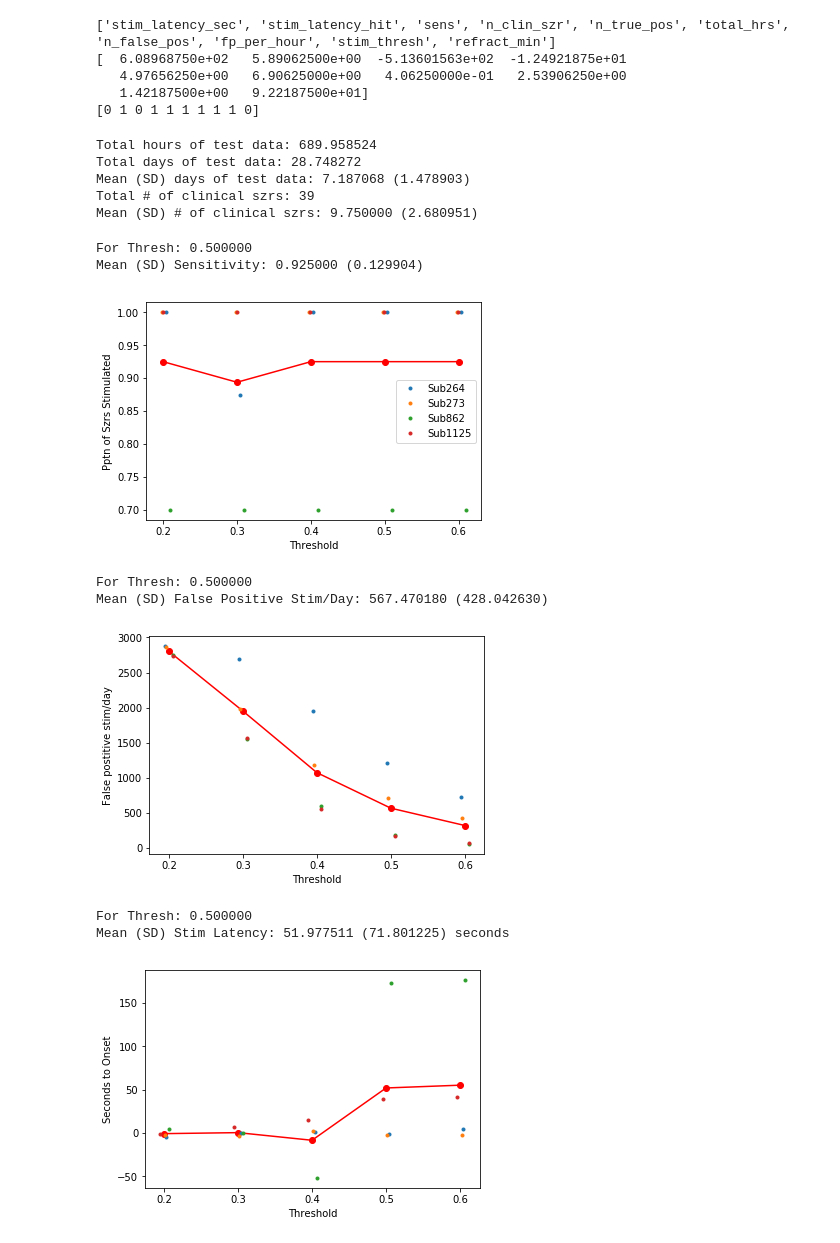
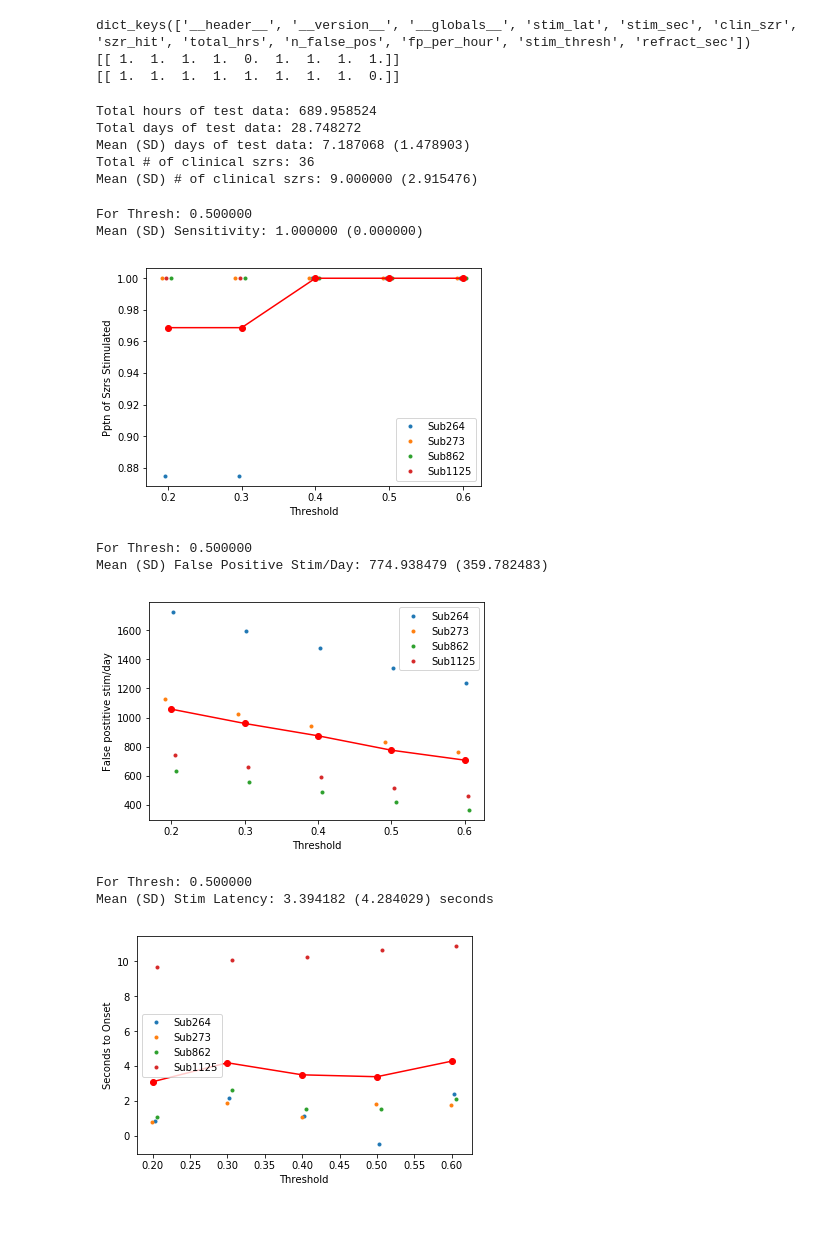
Before and after one commit to dmgroppe/SZR_ANT, a Jupyter notebook: EU_GENERAL/plot_stim_results.ipynb, the cells around one changed output. Cells and saved outputs as stored; diff of their text form; code cells hidden in the pictures.

```diff
--- a/EU_GENERAL/plot_stim_results.ipynb
+++ b/EU_GENERAL/plot_stim_results.ipynb
@@ -24,14 +24,19 @@ mn_stim_lat=np.zeros((n_subs, n_thresh))
 # Loop over files
 for thresh_ct, thresh in enumerate(try_thresh):
     for sub_ct, sub in enumerate(subs):
-        in_fname=str(sub)+'_thresh_0-'+str(int(10*thresh))+'_refract_0-5_stim_results.npz'
-        npz=np.load(os.path.join(pth,in_fname))
-        sens[sub_ct,thresh_ct]=npz['sens']
+        in_fname=str(sub)+'_thresh_0-'+str(int(10*thresh))+'_refract_30_stim_results.mat'
+        npz=sio.loadmat(os.path.join(pth,in_fname))
+        #in_fname=str(sub)+'_thresh_0-'+str(int(10*thresh))+'_refract_0-5_stim_results.npz'
+        #npz=np.load(os.path.join(pth,in_fname))
+        #sens[sub_ct,thresh_ct]=npz['sens']
+        clin_szr_bool=npz['clin_szr']==1
+        sens[sub_ct,thresh_ct]=np.mean(npz['szr_hit'][clin_szr_bool])
         fp_per_day[sub_ct,thresh_ct]=npz['fp_per_hour']*24
-        mn_stim_lat[sub_ct,thresh_ct]=np.mean(npz['stim_latency_sec'])
+        mn_stim_lat[sub_ct,thresh_ct]=np.mean(npz['stim_lat'][clin_szr_bool])
         if thresh_ct==0:
             total_hrs[sub_ct]=npz['total_hrs']
-            total_clin_szrs[sub_ct]=npz['n_clin_szr']
+            total_clin_szrs[sub_ct]=np.sum(clin_szr_bool)
+            #total_clin_szrs[sub_ct]=npz['n_clin_szr']
 print(npz.keys())
 print('Mean SD sensitivity: %f (%f)' % (np.mean(sens),np.std(sens)))
 # %% [output]
@@ -40,15 +45,11 @@ Mean SD sensitivity: 0.918750 (0.129150)
-# %%
-npz['stim_latency_sec']
-bro=np.load(os.path.join(pth,'862_thresh_0-5_refract_0-5_stim_results.npz'))
-print(bro.keys())
-print(bro['stim_latency_sec'])
-print(bro['stim_latency_hit'])
-# %% [output]
-['stim_latency_sec', 'stim_latency_hit', 'sens', 'n_clin_szr', 'n_true_pos', 'total_hrs', 'n_false_pos', 'fp_per_hour', 'stim_thresh', 'refract_min']
-[  6.08968750e+02   5.89062500e+00  -5.13601563e+02  -1.24921875e+01
-   4.97656250e+00   6.90625000e+00   4.06250000e-01   2.53906250e+00
-   1.42187500e+00   9.22187500e+01]
-[0 1 0 1 1 1 1 1 1 0]
+# %%
+print(npz.keys())
+print(npz['szr_hit'])
+print(npz['clin_szr'])
+# %% [output]
+dict_keys(['__header__', '__version__', '__globals__', 'stim_lat', 'stim_sec', 'clin_szr', 'szr_hit', 'total_hrs', 'n_false_pos', 'fp_per_hour', 'stim_thresh', 'refract_sec'])
+[[ 1.  1.  1.  1.  0.  1.  1.  1.  1.]]
+[[ 1.  1.  1.  1.  1.  1.  1.  1.  0.]]
 # %%
 # Report total hours of EEG & # of clinical szrs
 print('Total hours of test data: %f' % np.sum(total_hrs))
@@ -60,8 +61,8 @@ print('Mean (SD) # of clinical szrs: %f (%f)' % (np.mean(total_clin_szrs),np.std
 Total hours of test data: 689.958524
 Total days of test data: 28.748272
 Mean (SD) days of test data: 7.187068 (1.478903)
-Total # of clinical szrs: 39
-Mean (SD) # of clinical szrs: 9.750000 (2.680951)
+Total # of clinical szrs: 36
+Mean (SD) # of clinical szrs: 9.000000 (2.915476)
 # %%
 # Plot Sensitivity
 plt.figure(1)
@@ -78,36 +79,38 @@ print('For Thresh: %f' % try_thresh[thresh_id])
 print('Mean (SD) Sensitivity: %f (%f)' % (np.mean(sens[:,thresh_id]),np.std(sens[:,thresh_id])))
 # %% [output]
 For Thresh: 0.500000
-Mean (SD) Sensitivity: 0.925000 (0.129904)
+Mean (SD) Sensitivity: 1.000000 (0.000000)
-[figure, old version]
+[figure, new version]
 # %%
 # Plot False Positive Stimulations/Day
 plt.figure(2)
 plt.clf()
 plt.plot(try_thresh,np.mean(fp_per_day,axis=0),'ro-')
 for sub_ct in range(n_subs):
-    plt.plot(try_thresh+(np.random.rand(1)-.5)/50,fp_per_day[sub_ct,:],'.')
+    plt.plot(try_thresh+(np.random.rand(1)-.5)/50,fp_per_day[sub_ct,:],'.',label='Sub'+str(subs[sub_ct]))
 plt.xlabel('Threshold')
 plt.ylabel('False postitive stim/day')
+plt.legend()
 print('For Thresh: %f' % try_thresh[thresh_id])
 print('Mean (SD) False Positive Stim/Day: %f (%f)' % (np.mean(fp_per_day[:,thresh_id]),np.std(fp_per_day[:,thresh_id])))
 # %% [output]
 For Thresh: 0.500000
-Mean (SD) False Positive Stim/Day: 567.470180 (428.042630)
+Mean (SD) False Positive Stim/Day: 774.938479 (359.782483)
-[figure, old version]
+[figure, new version]
 # %%
 # Plot Mean Stim Latency for each Clinical Szr
 plt.figure(3)
 plt.clf()
 plt.plot(try_thresh,np.mean(mn_stim_lat,axis=0),'ro-')
 for sub_ct in range(n_subs):
-    plt.plot(try_thresh+(np.random.rand(1)-.5)/50,mn_stim_lat[sub_ct,:],'.')
+    plt.plot(try_thresh+(np.random.rand(1)-.5)/50,mn_stim_lat[sub_ct,:],'.',label='Sub'+str(subs[sub_ct]))
 plt.xlabel('Threshold')
 plt.ylabel('Seconds to Onset')
+plt.legend()
 print('For Thresh: %f' % try_thresh[thresh_id])
 print('Mean (SD) Stim Latency: %f (%f) seconds' % (np.mean(mn_stim_lat[:,thresh_id]),
                                                       np.std(mn_stim_lat[:,thresh_id])))
 # %% [output]
 For Thresh: 0.500000
-Mean (SD) Stim Latency: 51.977511 (71.801225) seconds
+Mean (SD) Stim Latency: 3.394182 (4.284029) seconds
-[figure, old version]
+[figure, new version]
```
Also changed, not shown: parts of 2 cells of this notebook, 1 other file.
